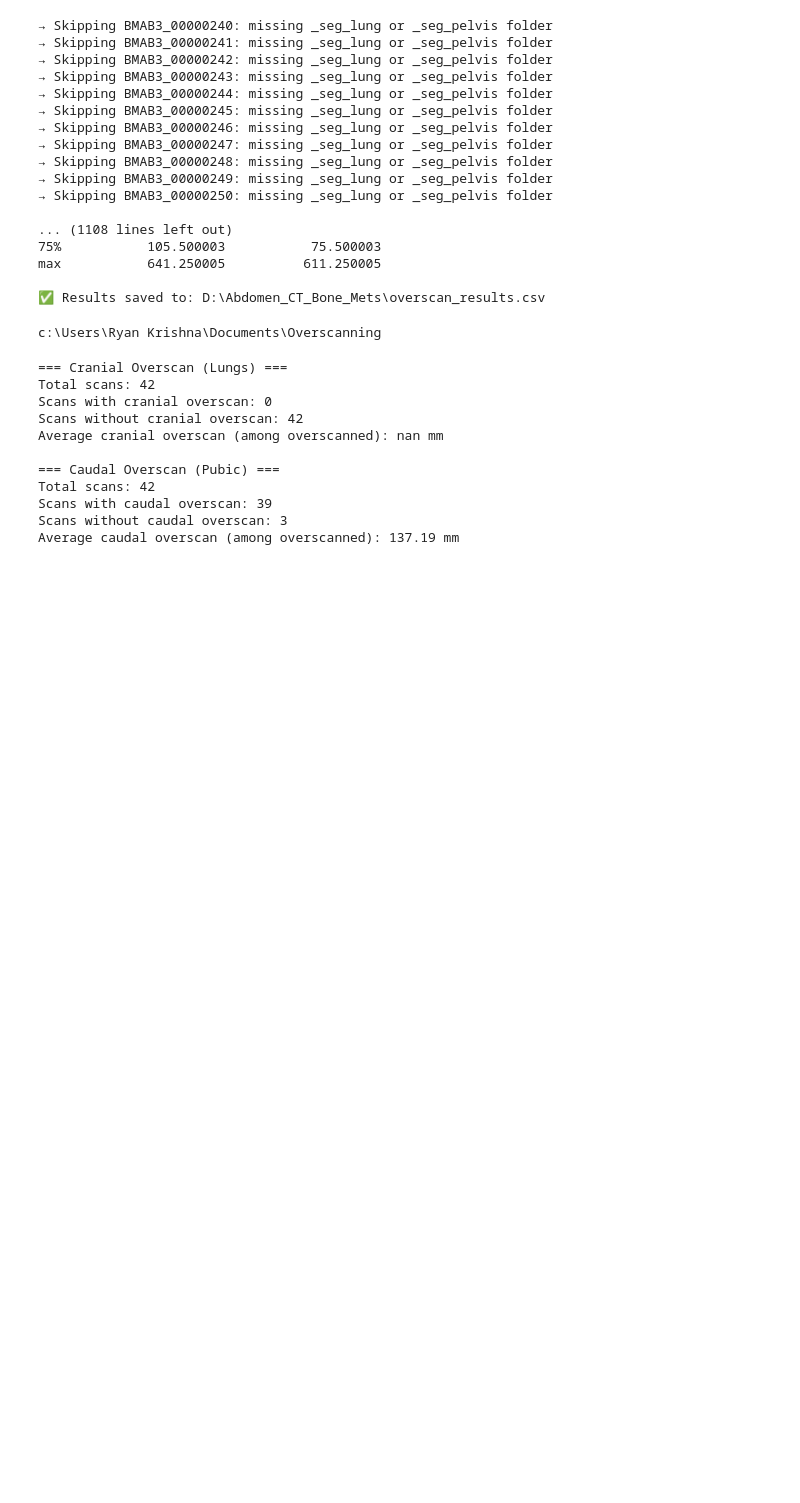
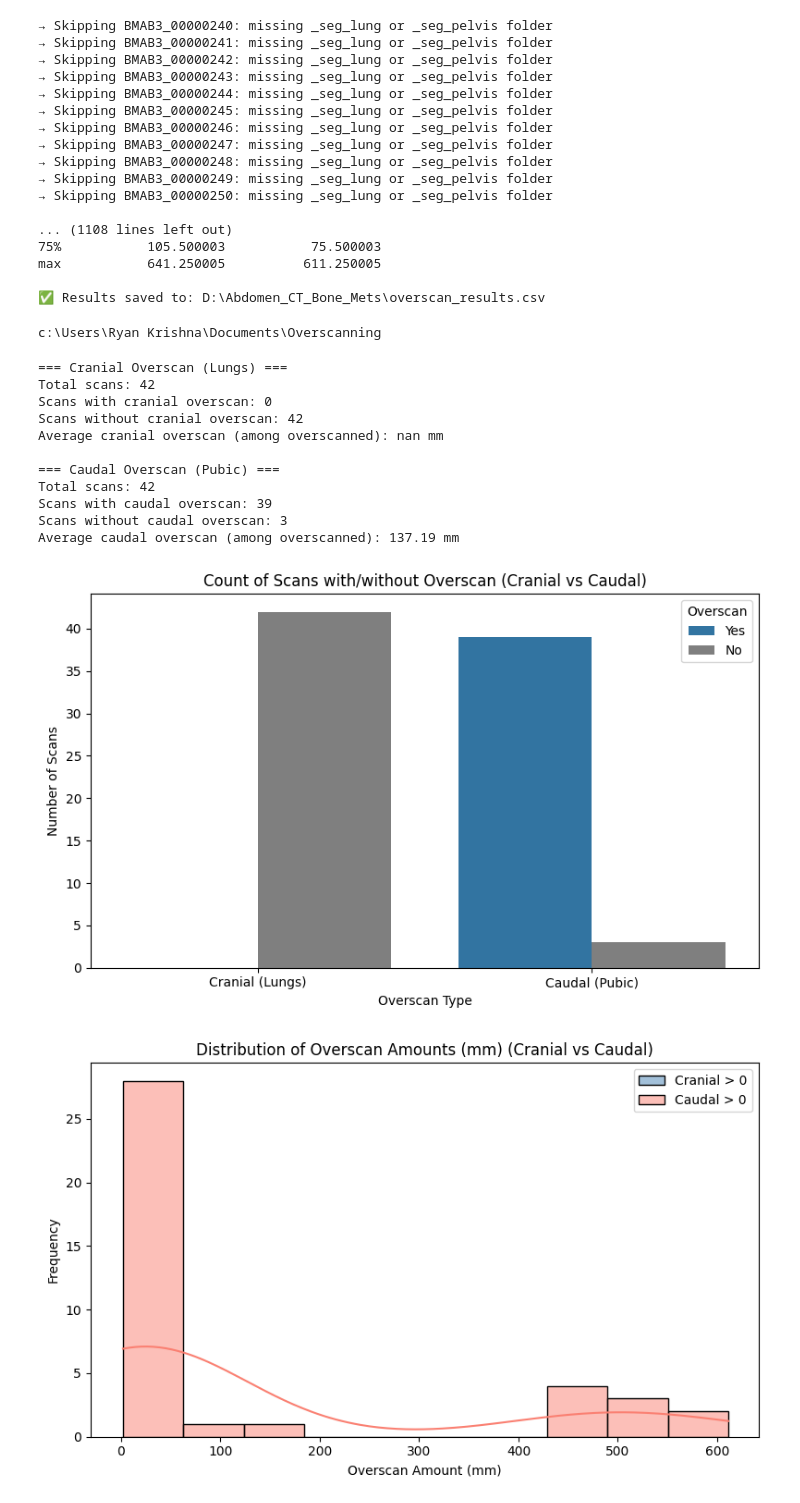
Before and after one commit to Velociturtle/overscanning_abdominal_ct, a Jupyter notebook: overscanner.ipynb, the cells around one changed output. Cells and saved outputs as stored; diff of their text form; code cells hidden in the pictures; blank space fills up the shorter version.

Commit message:
plots fixed

```diff
--- a/overscanner.ipynb
+++ b/overscanner.ipynb
@@ -545,8 +545,12 @@ import pandas as pd
 import seaborn as sns
 import matplotlib.pyplot as plt
 
-# Load the CSV from the local working directory
-df = pd.read_csv("D:\Abdomen_CT_Bone_Mets\overscan_results.csv")
+# Ensure inline plotting
+%matplotlib inline
+
+# Load the CSV from /mnt/data
+csv_path = "D:\Abdomen_CT_Bone_Mets\overscan_results.csv"
+df = pd.read_csv(csv_path)
 
 # Create boolean columns for cranial and caudal overscan
 df['cranial_overscan'] = df['overscan_mm_cranial'] > 0
@@ -584,34 +588,36 @@ counts_df = pd.DataFrame({
     'Count': [cranial_count, cranial_no_count, caudal_count, caudal_no_count]
 })
 
 plt.figure(figsize=(8, 5))
-sns.barplot(data=counts_df, x='Type', y='Count', hue='Overscan')
+sns.barplot(data=counts_df, x='Type', y='Count', hue='Overscan', palette={'Yes':'tab:blue', 'No':'tab:gray'})
 plt.title('Count of Scans with/without Overscan (Cranial vs Caudal)')
 plt.ylabel('Number of Scans')
 plt.xlabel('Overscan Type')
 plt.legend(title='Overscan')
 plt.tight_layout()
 plt.show()
 
 # Plot 2: Distribution of overscan amounts
 plt.figure(figsize=(8, 5))
-sns.histplot(data=df[df['cranial_overscan']], x='overscan_mm_cranial', bins=10, kde=True, label='Cranial >0')
-sns.histplot(data=df[df['caudal_overscan']], x='overscan_mm_caudal', bins=10, kde=True, label='Caudal >0')
-plt.title('Distribution of Overscan Amounts (mm)')
+sns.histplot(data=df[df['cranial_overscan']], x='overscan_mm_cranial', bins=10, kde=True, color='steelblue', label='Cranial > 0')
+sns.histplot(data=df[df['caudal_overscan']], x='overscan_mm_caudal', bins=10, kde=True, color='salmon', label='Caudal > 0')
+plt.title('Distribution of Overscan Amounts (mm) (Cranial vs Caudal)')
 plt.xlabel('Overscan Amount (mm)')
 plt.ylabel('Frequency')
 plt.legend()
 plt.tight_layout()
 plt.show()
 # %% [output]
 === Cranial Overscan (Lungs) ===
 Total scans: 42
 Scans with cranial overscan: 0
 Scans without cranial overscan: 42
 Average cranial overscan (among overscanned): nan mm
 
 === Caudal Overscan (Pubic) ===
 Total scans: 42
 Scans with caudal overscan: 39
 Scans without caudal overscan: 3
 Average caudal overscan (among overscanned): 137.19 mm
+[figure, added]
+[figure, added]
```
